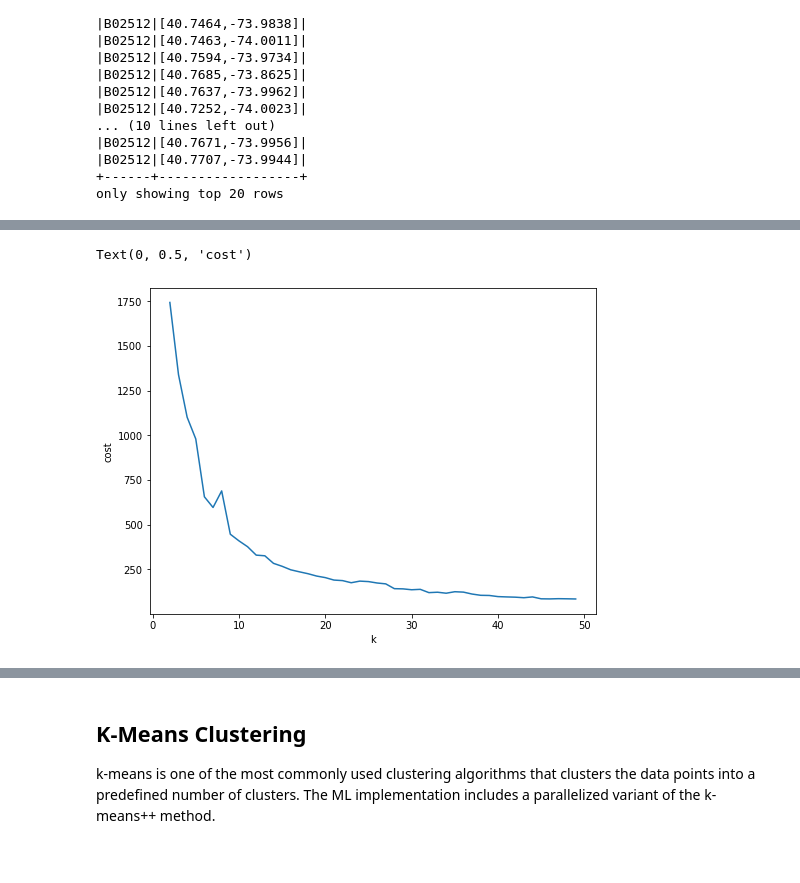
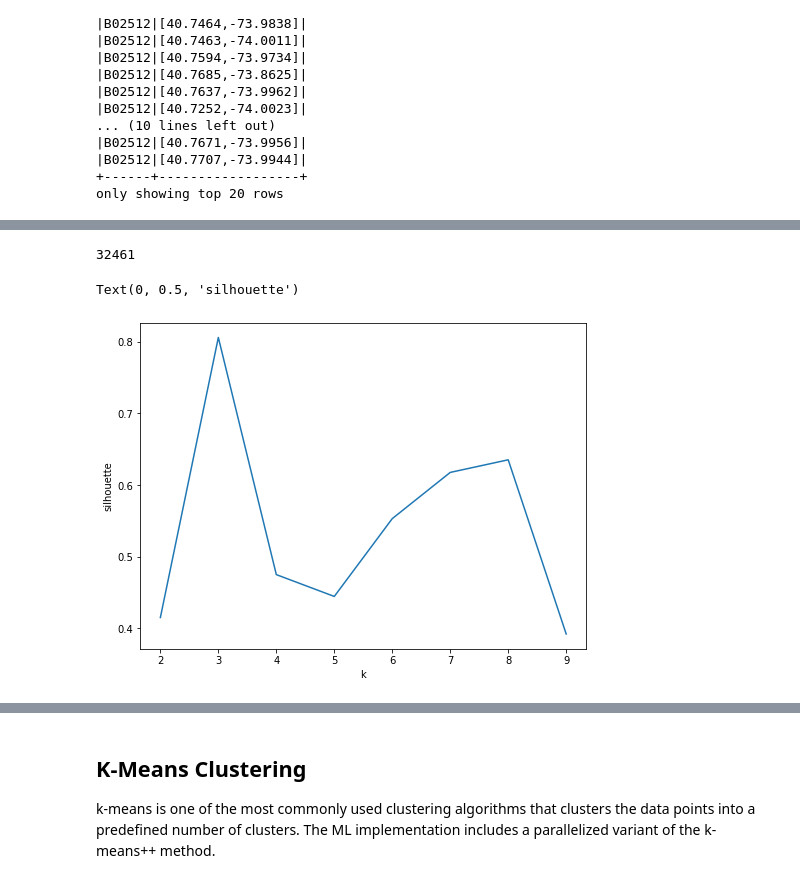
Before and after one commit to macc-uece/mineracao-massiva-dados, a Jupyter notebook: 04-Clusterizacao_Uber.ipynb, the cells around one changed output, grey strips where cells are left out. Cells and saved outputs as stored; diff of their text form; code cells hidden in the pictures.

```diff
--- a/04-Clusterizacao_Uber.ipynb
+++ b/04-Clusterizacao_Uber.ipynb
@@ -124,9 +123,0 @@ only showing top 20 rows
-# %%
-# Calculate the cost of KMeans from 2 to 50 clusters
-# Cost is the average distance from cluster points to cluster center: the smaller the better
-
-cost = np.zeros(50)
-for k in range(2,50):
-    kmeans = KMeans().setK(k).setSeed(1).setFeaturesCol("features")
-    model = kmeans.fit(data.sample(False,0.1, seed=42))
-    cost[k] = model.computeCost(data)
@@ -133,10 +137,32 @@ for k in range(2,50):
+# %%
+# Calculate the silhouette of KMeans from 2 to N clusters
+# Set the max K
+max_k = 10
+
+# Initiate silhouette array with zero
+silhouette = np.zeros(max_k)
+
+# If the dataset is big, get only a sample to find the k
+# geting sample 5%
+k_eval = data.sample(False, 0.05)
+k_eval.count()
+#k_eval.show()
+# %% [output]
+32461
+# %%
+# Calculate silhouette for each k (it may be take a long time...)
+for k in range(2,max_k):
+    kmeans = KMeans(featuresCol='features', k=k, maxIter=5, seed=1)
+    model = kmeans.fit(k_eval)
+    predictions = model.transform(k_eval)
+    silhouette[k] = evaluator.evaluate(predictions)
 # %%
 # Plot graph cluster number x cost
 fig, ax = plt.subplots(1,1, figsize =(8,6))
-ax.plot(range(2,50),cost[2:50])
+ax.plot(range(2,max_k),silhouette[2:max_k])
 ax.set_xlabel('k')
-ax.set_ylabel('cost')
+ax.set_ylabel('silhouette')
 # %% [output]
-Text(0, 0.5, 'cost')
+Text(0, 0.5, 'silhouette')
-[figure, old version]
+[figure, new version]
 # %%
```
Also changed, not shown: parts of 14 cells of this notebook.
